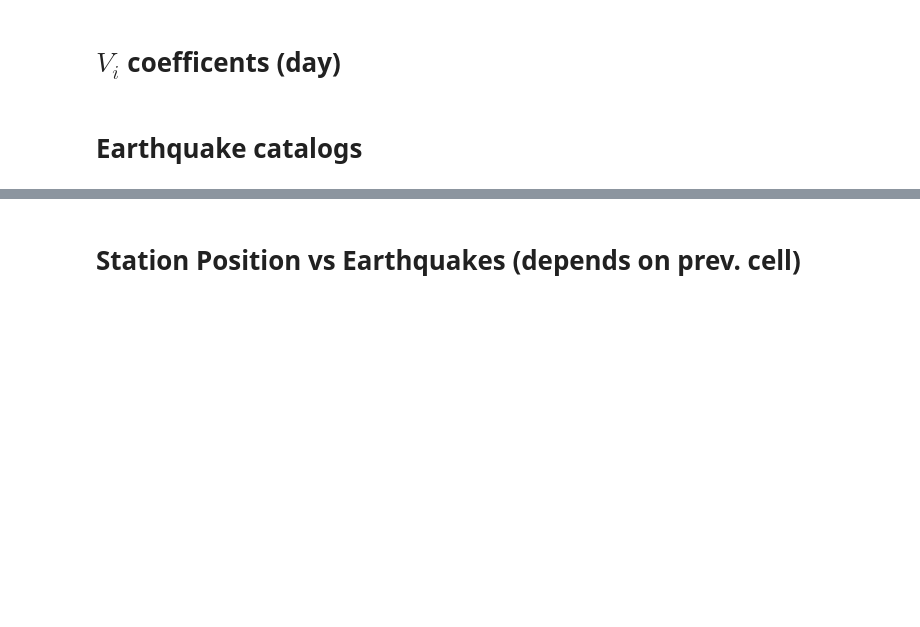
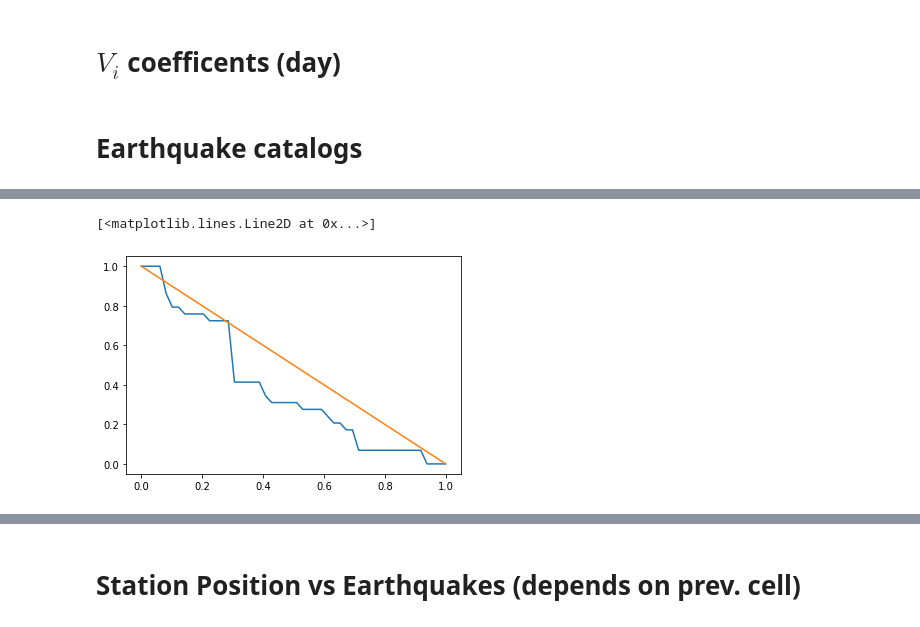
Before and after one commit to Schimmenti/EarthquakesGPS, a Jupyter notebook: Dataset.ipynb, the cells around one changed output, grey strips where cells are left out. Drawn from its saved outputs; the diff is of its cells as text; code cells hidden in the pictures; blank space fills up the shorter version.

```diff
--- a/Dataset.ipynb
+++ b/Dataset.ipynb
@@ -214,0 +237,43 @@ catalog_small = download_catalog("sc_schifezze.dat")
+# %%
+if(len(V_day) <= l_cell):
+  V_cell = np.ones(l_cell)*np.max(V_day)
+  flag = np.zeros(len(l_cell), dtype=int)
+  flag[0] = 1
+else:
+  V_cell = np.concatenate([ np.max(cell)*np.ones(len(cell)) for cell in np.split(V_day, np.arange(0, len(V_day), l_cell))[1:]])
+  flag = np.zeros(len(V_cell), dtype=int)
+  flag[np.arange(0, len(V_day), l_cell)] = 1
+# %%
+df2["V"] = V_cell
+df2["Flag"] = flag
+# %%
+vth_probs = np.linspace(0,1,50)
+single_alarm = []
+all_vals = df2["V"].values
+all_vals = all_vals[np.isfinite(all_vals)]
+all_vals = np.sort(all_vals)
+vth_indices = np.minimum(np.maximum((1-vth_probs)*len(all_vals), 0), len(all_vals)-1).astype('int')
+matched_vals = []
+for cnt, (date,row) in enumerate(original_cat.iterrows()):
+  match = df2[np.logical_and(df2.index >= date - np.timedelta64(l_cell+1,'D'),df2.index <= date  )]
+  if(not match.empty):
+     if(np.isfinite(match["V"].values).all()):
+       vals = match["V"].values
+       flags = match["Flag"].values.astype('int')
+       flags_where = np.argwhere(flags==1).flatten()
+       if(len(flags_where) == 2):
+           prev_val =  vals[flags_where[0]]
+       else:
+           prev_val =  vals[flags_where[0]-1]
+       matched_vals.append(prev_val)
+       single_alarm.append(np.heaviside(prev_val-all_vals[vth_indices],1))
+single_alarm = np.array(single_alarm)
+matched_vals = np.array(matched_vals)
+# %%
+alarm = np.heaviside(matched_vals.reshape(-1,1)-all_vals[vth_indices].reshape(1,-1),1)
+# %%
+plt.plot(vth_probs,1-alarm.mean(axis=0))
+plt.plot(vth_probs,1-vth_probs)
+# %% [output]
+[<matplotlib.lines.Line2D at 0x...>]
+[figure, added]
```
Also changed, not shown: parts of 14 cells of this notebook.
